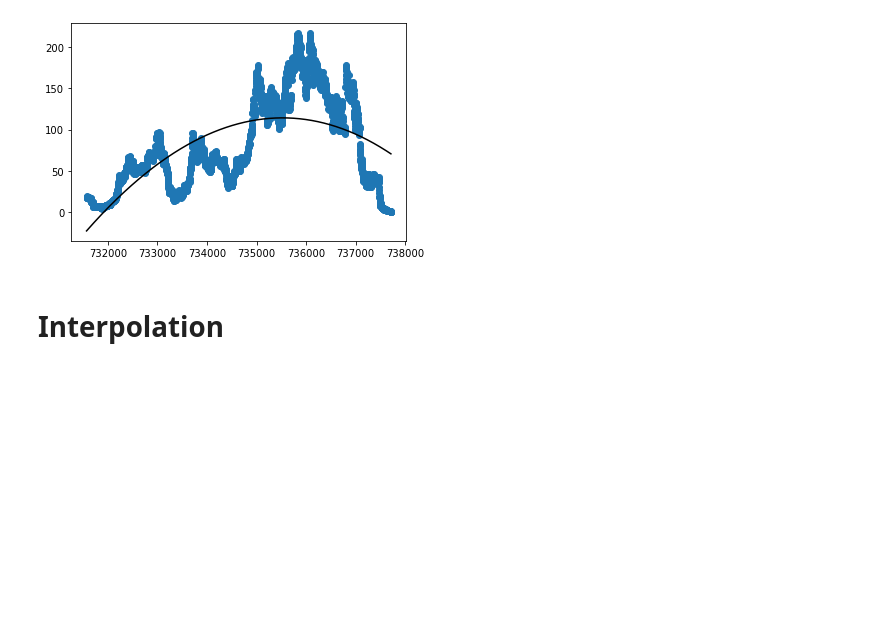
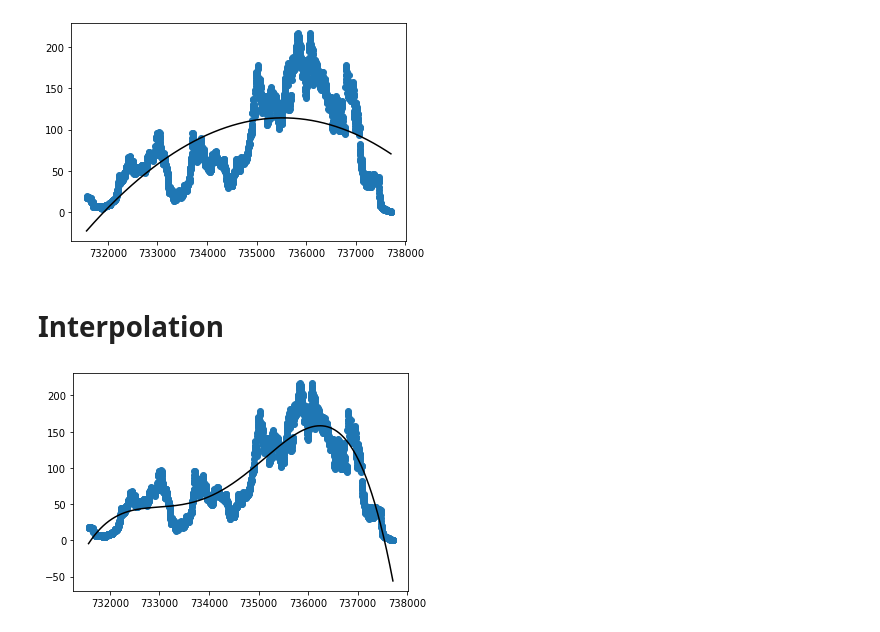
Before and after one commit to Kenn3Th/DAVE3625_Assignments, a Jupyter notebook: Assignment2/testing.ipynb, the cells around one changed output. Saved outputs shown, nothing was run; the diff lists cells and outputs as text; code cells hidden in the pictures; blank space fills up the shorter version.

```diff
--- a/Assignment2/testing.ipynb
+++ b/Assignment2/testing.ipynb
@@ -195,9 +195,12 @@ plt.show()
 # %%
 import numpy as np
 # %%
-coefs = np.polyfit(dato.values.flatten(), closingPrice.values.flatten(), 4)
+degree = 4
+coefs = np.polyfit(dato.values.flatten(), closingPrice.values.flatten(), degree)
 plt.figure()
 plt.plot(dato, np.polyval(coefs, dato), color="black")
 #plt.title("Polyfit degree "+str(degree))
 plt.scatter(dato,closingPrice)
 plt.show()
+# %% [output]
+[figure, added]
```
